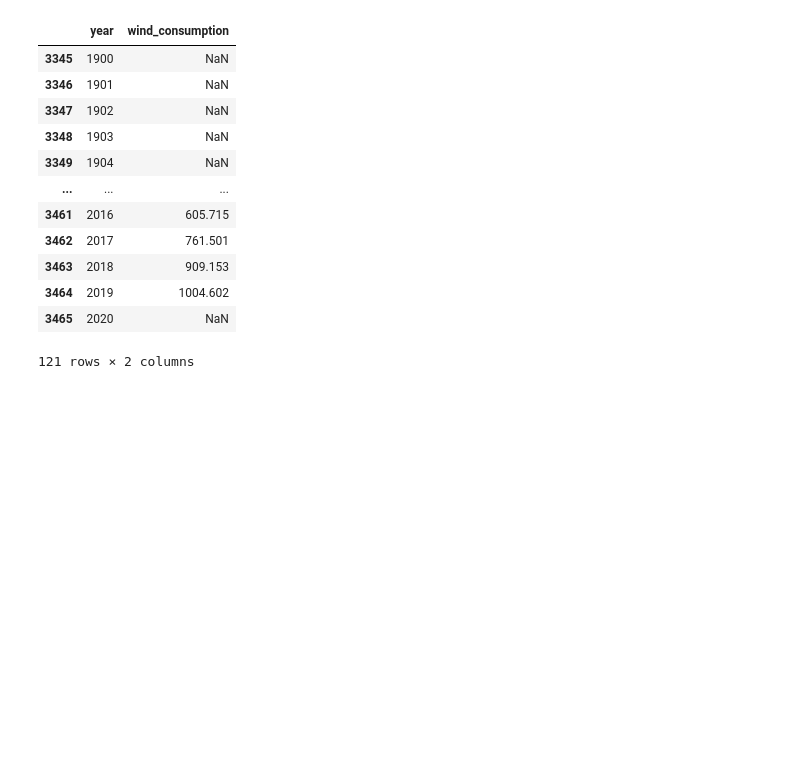
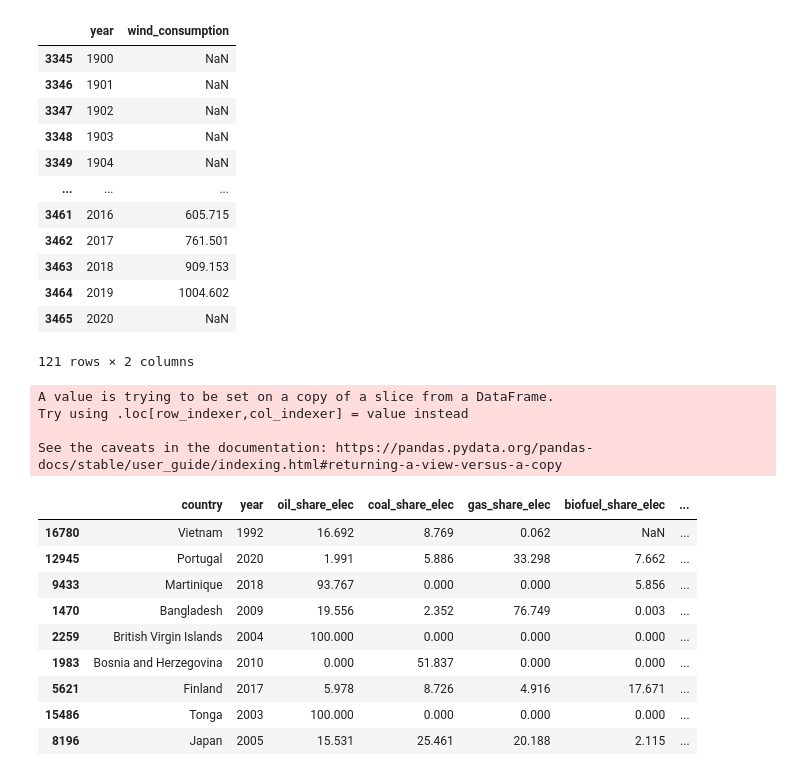
Before and after one commit to henrymmarques/DataVizProj, a Jupyter notebook: project_DV.ipynb, the cells around one changed output. Cells and saved outputs as stored; diff of their text form; code cells hidden in the pictures; blank space fills up the shorter version.

```diff
--- a/project_DV.ipynb
+++ b/project_DV.ipynb
@@ -970,3 +970,29 @@ data[data['country']=='China'][['year','wind_consumption']]
 | 3464 | 2019 | 1004.602 |
 | 3465 | 2020 | NaN |
 121 rows × 2 columns
+# %%
+data['total_share_elec']=data[['oil_share_elec', 'coal_share_elec', 'gas_share_elec',
+                                      'biofuel_share_elec','hydro_share_elec',
+                                      'nuclear_share_elec',
+                                       'solar_share_elec','wind_share_elec']].sum(axis=1)
+# %% [output]
+A value is trying to be set on a copy of a slice from a DataFrame.
+Try using .loc[row_indexer,col_indexer] = value instead
+
+See the caveats in the documentation: https://pandas.pydata.org/pandas-docs/stable/user_guide/indexing.html#returning-a-view-versus-a-copy
+# %%
+data[data['oil_share_elec'].notna()][['country', 'year','oil_share_elec', 'coal_share_elec', 'gas_share_elec',
+                                      'biofuel_share_elec', 'fossil_share_elec','hydro_share_elec',
+                                      'low_carbon_share_elec', 'nuclear_share_elec','other_renewables_share_elec',
+                                      'renewables_share_elec', 'solar_share_elec','wind_share_elec', 'total_share_elec']].sample(9)
+# %% [output]
+|  | country | year | oil_share_elec | coal_share_elec | gas_share_elec | biofuel_share_elec | ... |
+| 16780 | Vietnam | 1992 | 16.692 | 8.769 | 0.062 | NaN | ... |
+| 12945 | Portugal | 2020 | 1.991 | 5.886 | 33.298 | 7.662 | ... |
+| 9433 | Martinique | 2018 | 93.767 | 0.000 | 0.000 | 5.856 | ... |
+| 1470 | Bangladesh | 2009 | 19.556 | 2.352 | 76.749 | 0.003 | ... |
+| 2259 | British Virgin Islands | 2004 | 100.000 | 0.000 | 0.000 | 0.000 | ... |
+| 1983 | Bosnia and Herzegovina | 2010 | 0.000 | 51.837 | 0.000 | 0.000 | ... |
+| 5621 | Finland | 2017 | 5.978 | 8.726 | 4.916 | 17.671 | ... |
+| 15486 | Tonga | 2003 | 100.000 | 0.000 | 0.000 | 0.000 | ... |
+| 8196 | Japan | 2005 | 15.531 | 25.461 | 20.188 | 2.115 | ... |
```
Also changed, not shown: parts of 4 cells of this notebook, 4 other files.
